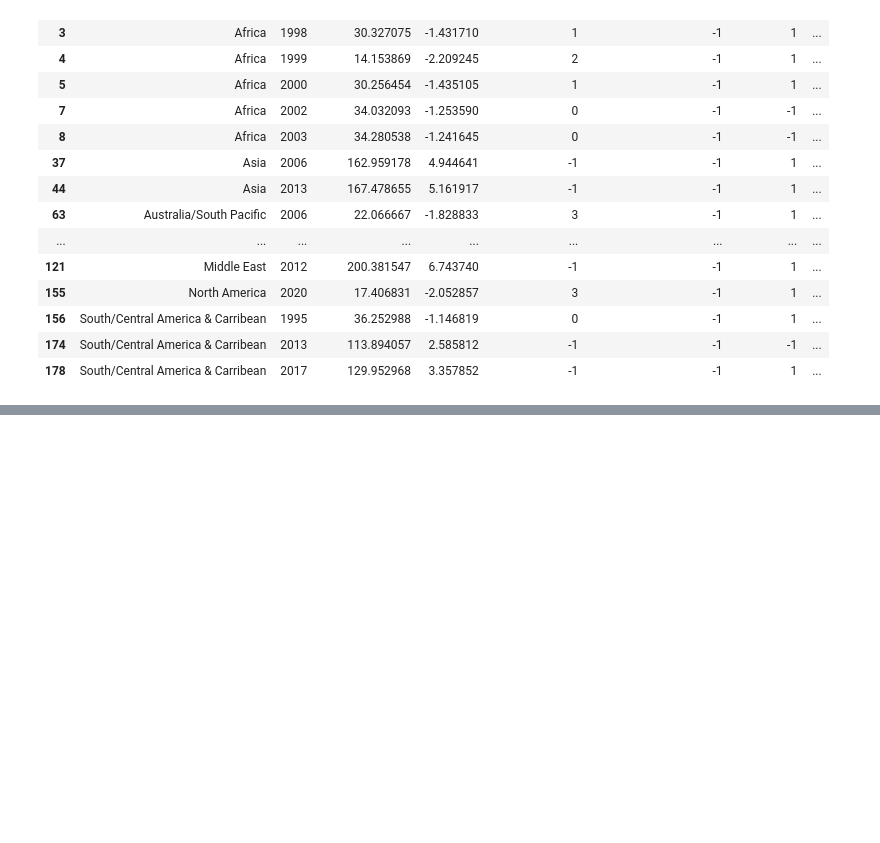
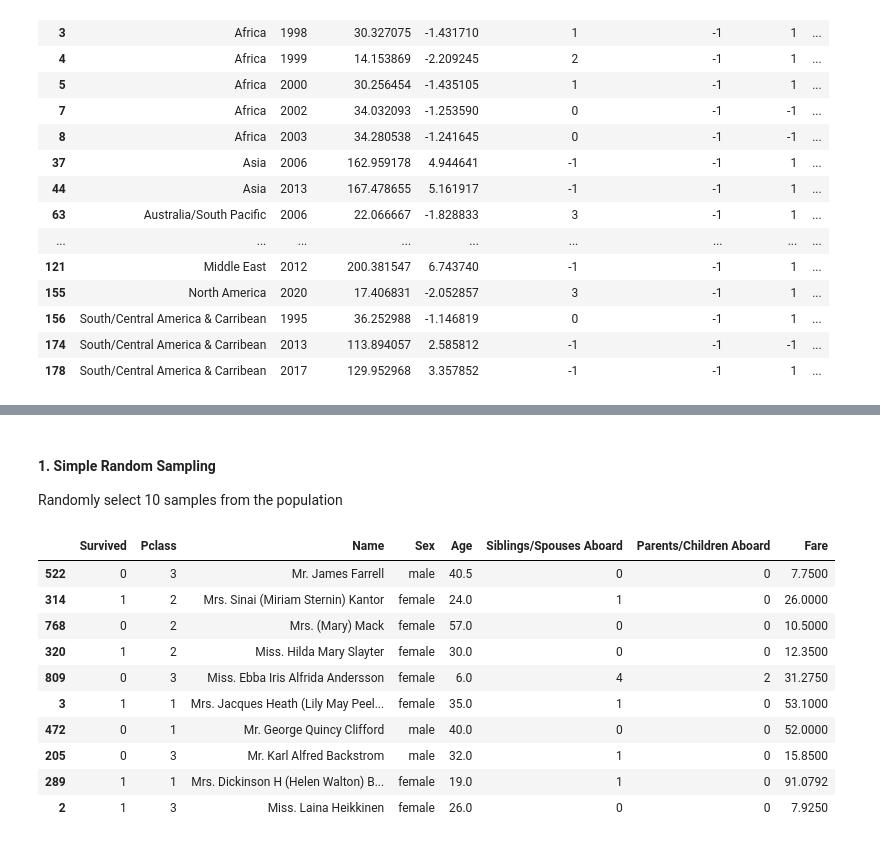
Before and after one commit to SammyOngaya/data2ml, a Jupyter notebook: data-pre-processing.ipynb, the cells around one changed output, grey strips where cells are left out. Saved outputs shown, nothing was run; the diff lists cells and outputs as text; code cells hidden in the pictures; blank space fills up the shorter version.

```diff
--- a/data-pre-processing.ipynb
+++ b/data-pre-processing.ipynb
@@ -676,0 +690,17 @@ continental_temperature_df[continental_temperature_df['ellipticenvelope_outliers
+# %% [markdown]
+#### 1. Simple Random Sampling
+Randomly select 10 samples from the population
+# %%
+titanic_df.sample(n=10, random_state=1)
+# %% [output]
+|  | Survived | Pclass | Name | Sex | Age | Siblings/Spouses Aboard | Parents/Children Aboard | Fare |
+| 522 | 0 | 3 | Mr. James Farrell | male | 40.5 | 0 | 0 | 7.7500 |
+| 314 | 1 | 2 | Mrs. Sinai (Miriam Sternin) Kantor | female | 24.0 | 1 | 0 | 26.0000 |
+| 768 | 0 | 2 | Mrs. (Mary) Mack | female | 57.0 | 0 | 0 | 10.5000 |
+| 320 | 1 | 2 | Miss. Hilda Mary Slayter | female | 30.0 | 0 | 0 | 12.3500 |
+| 809 | 0 | 3 | Miss. Ebba Iris Alfrida Andersson | female | 6.0 | 4 | 2 | 31.2750 |
+| 3 | 1 | 1 | Mrs. Jacques Heath (Lily May Peel... | female | 35.0 | 1 | 0 | 53.1000 |
+| 472 | 0 | 1 | Mr. George Quincy Clifford | male | 40.0 | 0 | 0 | 52.0000 |
+| 205 | 0 | 3 | Mr. Karl Alfred Backstrom | male | 32.0 | 1 | 0 | 15.8500 |
+| 289 | 1 | 1 | Mrs. Dickinson H (Helen Walton) B... | female | 19.0 | 1 | 0 | 91.0792 |
+| 2 | 1 | 3 | Miss. Laina Heikkinen | female | 26.0 | 0 | 0 | 7.9250 |
```
Also changed, not shown: parts of 18 cells of this notebook.
